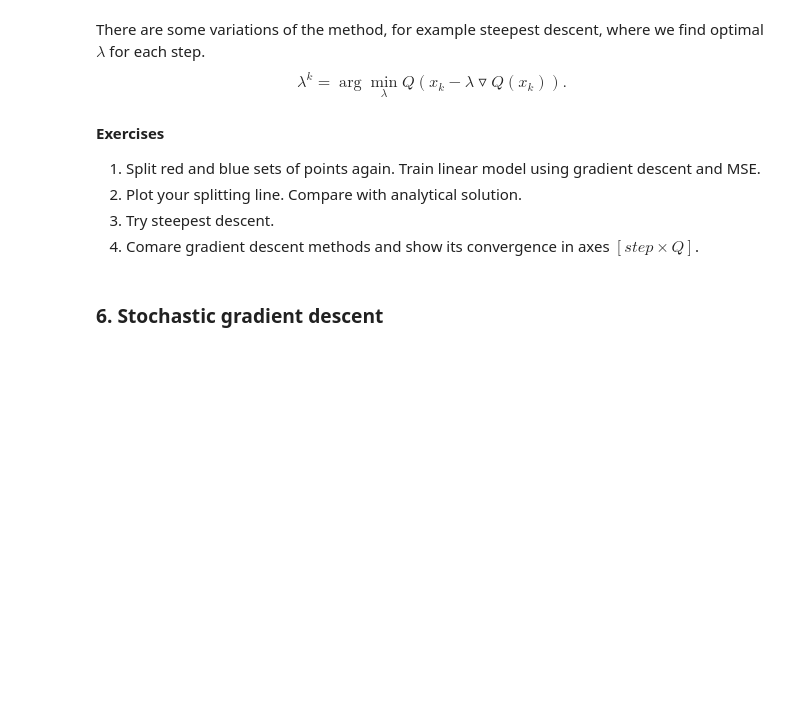
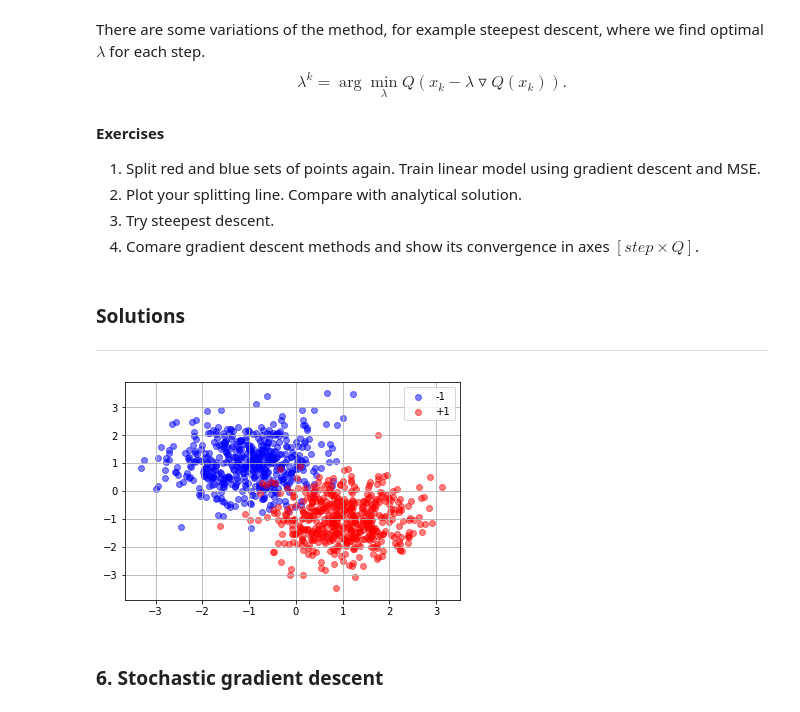
Before and after one commit to slayff/squad, a Jupyter notebook: labs/lab-1.ipynb, the cells around one changed output. Saved outputs shown, nothing was run; the diff lists cells and outputs as text; code cells hidden in the pictures; blank space fills up the shorter version.

```diff
--- a/labs/lab-1.ipynb
+++ b/labs/lab-1.ipynb
@@ -579,6 +593,23 @@ $$\lambda^{k} = \arg\min_{\lambda}Q(x_k - \lambda\triangledown Q(x_k)).$$
 2. Plot your splitting line. Compare with analytical solution.
 3. Try steepest descent.
 4. Comare gradient descent methods and show its convergence in axes $[step \times Q]$.
+# %% [markdown]
+### Solutions
+---
+# %%
+set_size = 500
+mean_blue = np.array([-1, 1])
+mean_red = np.array([1, -1])
+cov_array = np.array([[0.6, 0.05], [0.05, 0.6]])
+blue_points = np.random.multivariate_normal(mean=mean_blue, cov=cov_array, size=set_size)
+red_points = np.random.multivariate_normal(mean=mean_red, cov=cov_array, size=set_size)
+plt.grid(True)
+plt.scatter(blue_points[:,0], blue_points[:, 1], c='b', alpha=0.5, label='-1')
+plt.scatter(red_points[:, 0], red_points[:, 1], c='r', alpha=0.5, label='+1')
+plt.legend(loc='best')
+plt.show()
+# %% [output]
+[figure, added]
 # %% [markdown]
 ### 6. Stochastic gradient descent
 # %% [markdown]
```
Also changed, not shown: parts of 4 cells of this notebook.
